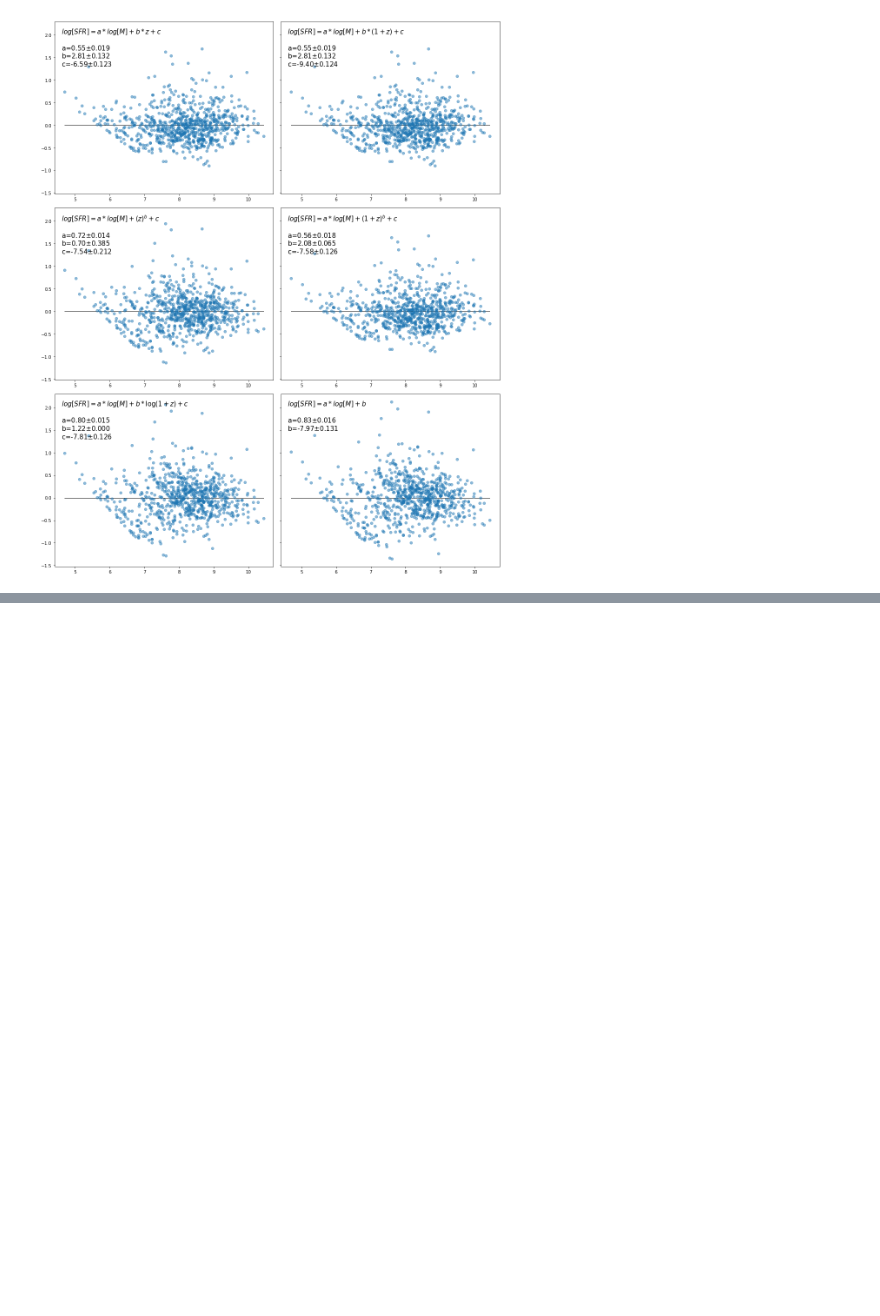
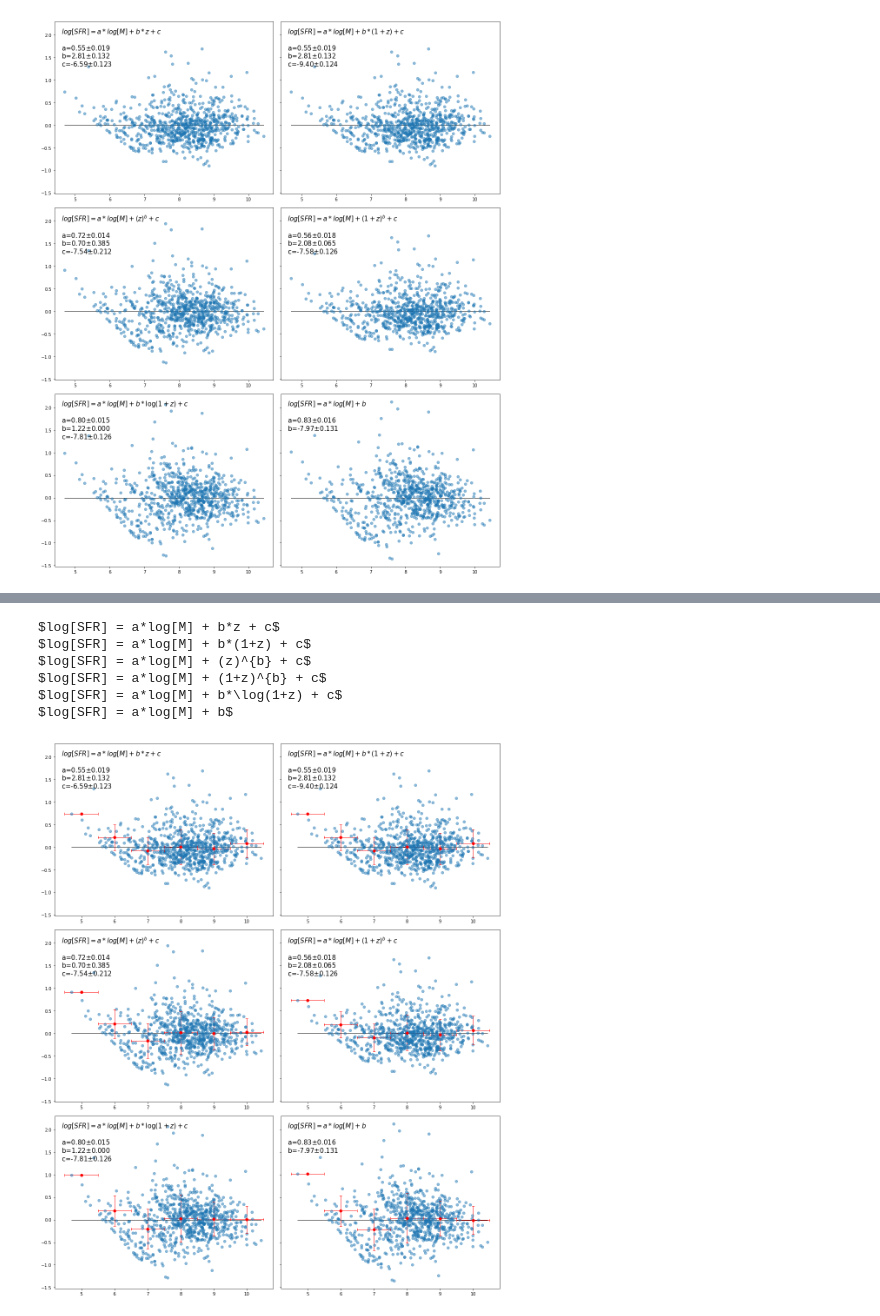
Before and after one commit to kaitshin/LowM_MainSequence, a Jupyter notebook: redshift_dependency.ipynb, the cells around one changed output, grey strips where cells are left out. Cells and saved outputs as stored; diff of their text form; code cells hidden in the pictures; blank space fills up the shorter version.

```diff
--- a/redshift_dependency.ipynb
+++ b/redshift_dependency.ipynb
@@ -627,0 +675,4 @@ $log[SFR] = a*log[M] + b$
+# %%
+mbins0 = np.arange(4.5,11.5,1)
+mbins = (mbins0+0.5)[:-1]
+bin_ii = np.digitize(smass0, mbins)
@@ -627,0 +699,48 @@ $log[SFR] = a*log[M] + b$
+# %%
+f, axes = plt.subplots(3,2, sharey=True)
+axarr = np.ndarray.flatten(axes)
+
+guess = (0.8,1, -7)
+for ax, func, eqn_str in zip(axarr, [func0, func1, func2, func3, func4, line],
+                             [eqn0, eqn1, eqn2, eqn3, eqn4, eqn5]):
+    print eqn_str
+    ax.plot(smass0, np.zeros(len(smass0)), 'k-')
+
+    sfrs_plot = np.array([])
+    if 'c' in eqn_str:
+        params, pcov = optimize.curve_fit(func, data00, sfrs00, guess, method='trf')
+        perr = np.sqrt(np.diag(pcov))
+        sfrs_plot = sfrs00 - func(data00, *params)
+        ax.text(0.03,0.97,eqn_str+
+            '\n\na='+'{:.2f}'.format(params[0])+r'$\pm$'+'{:.3f}'.format(np.sqrt(np.diag(pcov))[0])+
+            '\nb='+'{:.2f}'.format(params[1])+r'$\pm$'+'{:.3f}'.format(np.sqrt(np.diag(pcov))[1])+
+            '\nc='+'{:.2f}'.format(params[2])+r'$\pm$'+'{:.3f}'.format(np.sqrt(np.diag(pcov))[2]),
+            transform=ax.transAxes,fontsize=15,ha='left',va='top')
+    else: # no redshift dependence
+        params, pcov = optimize.curve_fit(func, smass0, sfrs00, method='trf')
+        perr = np.sqrt(np.diag(pcov))
+        sfrs_plot = sfrs00 - func(smass0, *params)
+        ax.text(0.03,0.97,eqn_str+
+            '\n\na='+'{:.2f}'.format(params[0])+r'$\pm$'+'{:.3f}'.format(np.sqrt(np.diag(pcov))[0])+
+            '\nb='+'{:.2f}'.format(params[1])+r'$\pm$'+'{:.3f}'.format(np.sqrt(np.diag(pcov))[1]),
+            transform=ax.transAxes,fontsize=15,ha='left',va='top')
+
+    ax.plot(smass0, sfrs_plot, 'o', alpha=0.5)
+
+    for i in range(6):
+        bin_match = np.where(bin_ii == i)[0]
+#         print np.mean(sfrs_plot[bin_match])
+        ax.plot(mbins[i], np.mean(sfrs_plot[bin_match]), 'ro')
+        ax.errorbar(mbins[i], np.mean(sfrs_plot[bin_match]), xerr=0.5, yerr=np.std(sfrs_plot[bin_match]),
+                    capsize=3, color='red')
+
+f.set_size_inches(15,18)
+f.tight_layout()
+# %% [output]
+$log[SFR] = a*log[M] + b*z + c$
+$log[SFR] = a*log[M] + b*(1+z) + c$
+$log[SFR] = a*log[M] + (z)^{b} + c$
+$log[SFR] = a*log[M] + (1+z)^{b} + c$
+$log[SFR] = a*log[M] + b*\log(1+z) + c$
+$log[SFR] = a*log[M] + b$
+[figure, added]
```
Also changed, not shown: parts of 5 cells of this notebook.
